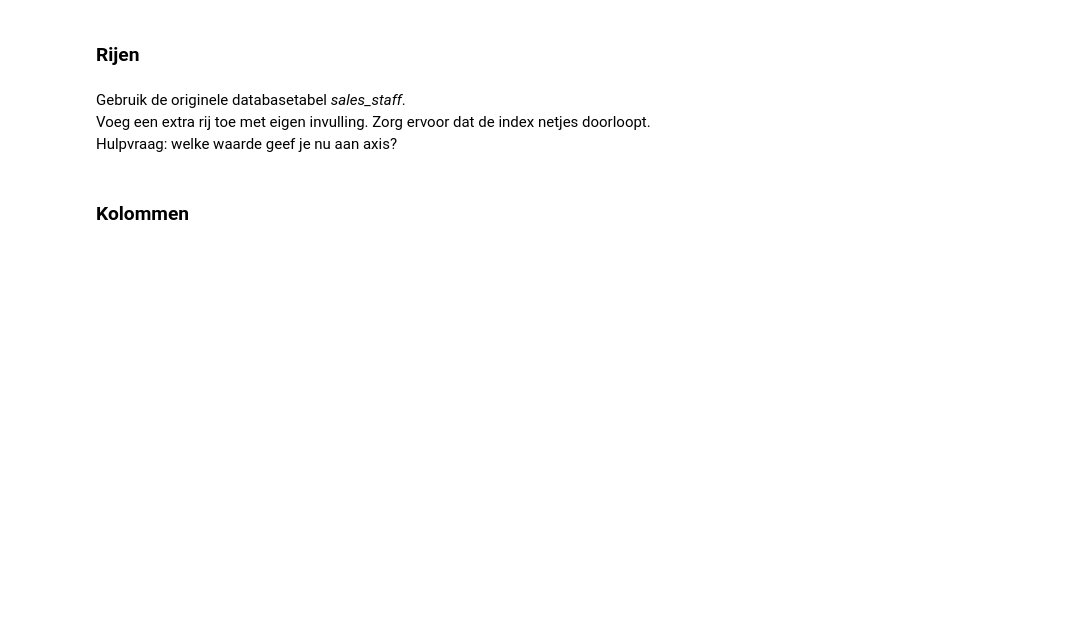
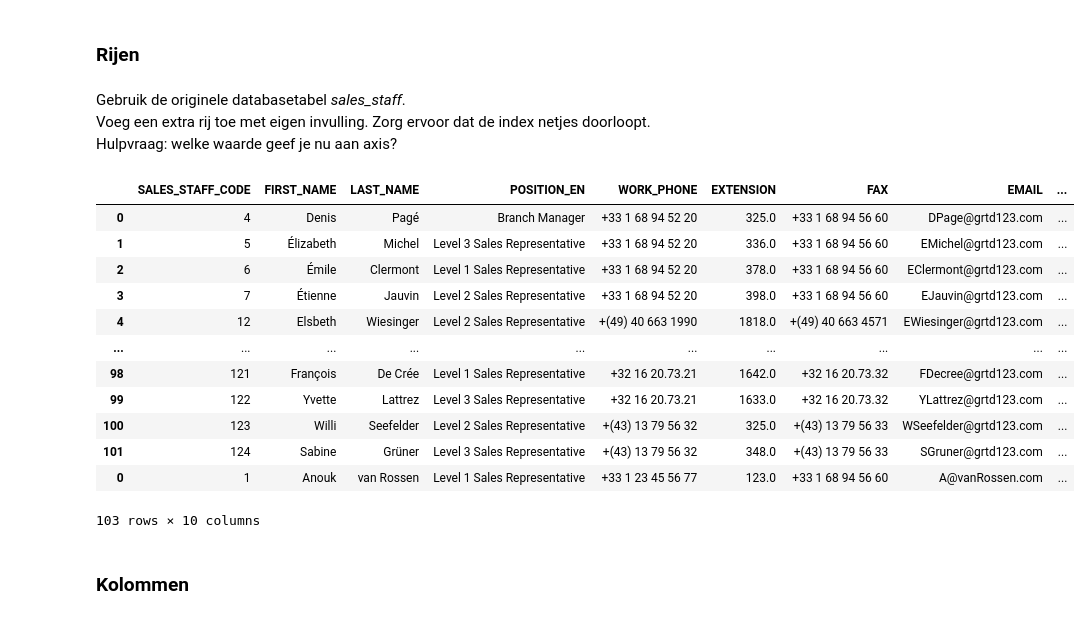
Before and after one commit to Rona-03/DEAI_portfolio, a Jupyter notebook: Naomi/Week 1/Opdrachten.ipynb, the cells around one changed output. Saved outputs shown, nothing was run; the diff lists cells and outputs as text; code cells hidden in the pictures; blank space fills up the shorter version.

```diff
--- a/Naomi/Week 1/Opdrachten.ipynb
+++ b/Naomi/Week 1/Opdrachten.ipynb
@@ -575,6 +717,40 @@ Waarom hoef je hierna de nieuw ontstane kolom geen passende naam meer te geven?
 Gebruik de originele databasetabel *sales_staff*.<br>
 Voeg een extra rij toe met eigen invulling. Zorg ervoor dat de index netjes doorloopt.<br>
 Hulpvraag: welke waarde geef je nu aan axis?
+# %%
+#sales_staff
+nieuweRij = {
+    'SALES_STAFF_CODE' : [1],
+    'FIRST_NAME' : ['Anouk'],
+    'LAST_NAME' : ['van Rossen'],
+    'POSITION_EN' : ['Level 1 Sales Representative'],
+    'WORK_PHONE' : ['+33 1 23 45 56 77'],
+    'EXTENSION' : [123.0],
+    'FAX' : ['+33 1 68 94 56 60'],
+    'EMAIL' : ['A@vanRossen.com'],
+    'DATE_HIRED' : ['2000-03-03'],
+    'SALES_BRANCH_CODE': [6]
+}
+
+# hier woord van "nieuweRij" een mini-dataframe gemaakt, met maar 1 rij
+nr = pd.DataFrame(nieuweRij)
+# en hier woord hij toegevoegt aan de bestaande dataframe
+nieuw = pd.concat([sales_staff, nr], axis = 0) # axis=0 : onder elkaar plakken
+nieuw
+# %% [output]
+|  | SALES_STAFF_CODE | FIRST_NAME | LAST_NAME | POSITION_EN | WORK_PHONE | EXTENSION | FAX | EMAIL | ... |
+| 0 | 4 | Denis | Pagé | Branch Manager | +33 1 68 94 52 20 | 325.0 | +33 1 68 94 56 60 | DPage@grtd123.com | ... |
+| 1 | 5 | Élizabeth | Michel | Level 3 Sales Representative | +33 1 68 94 52 20 | 336.0 | +33 1 68 94 56 60 | EMichel@grtd123.com | ... |
+| 2 | 6 | Émile | Clermont | Level 1 Sales Representative | +33 1 68 94 52 20 | 378.0 | +33 1 68 94 56 60 | EClermont@grtd123.com | ... |
+| 3 | 7 | Étienne | Jauvin | Level 2 Sales Representative | +33 1 68 94 52 20 | 398.0 | +33 1 68 94 56 60 | EJauvin@grtd123.com | ... |
+| 4 | 12 | Elsbeth | Wiesinger | Level 2 Sales Representative | +(49) 40 663 1990 | 1818.0 | +(49) 40 663 4571 | EWiesinger@grtd123.com | ... |
+| ... | ... | ... | ... | ... | ... | ... | ... | ... | ... |
+| 98 | 121 | François | De Crée | Level 1 Sales Representative | +32 16 20.73.21 | 1642.0 | +32 16 20.73.32 | FDecree@grtd123.com | ... |
+| 99 | 122 | Yvette | Lattrez | Level 3 Sales Representative | +32 16 20.73.21 | 1633.0 | +32 16 20.73.32 | YLattrez@grtd123.com | ... |
+| 100 | 123 | Willi | Seefelder | Level 2 Sales Representative | +(43) 13 79 56 32 | 325.0 | +(43) 13 79 56 33 | WSeefelder@grtd123.com | ... |
+| 101 | 124 | Sabine | Grüner | Level 3 Sales Representative | +(43) 13 79 56 32 | 348.0 | +(43) 13 79 56 33 | SGruner@grtd123.com | ... |
+| 0 | 1 | Anouk | van Rossen | Level 1 Sales Representative | +33 1 23 45 56 77 | 123.0 | +33 1 68 94 56 60 | A@vanRossen.com | ... |
+103 rows × 10 columns
 # %% [markdown]
 ### Kolommen
 # %% [markdown]
```
Also changed, not shown: parts of 21 cells of this notebook, 1 other file.
